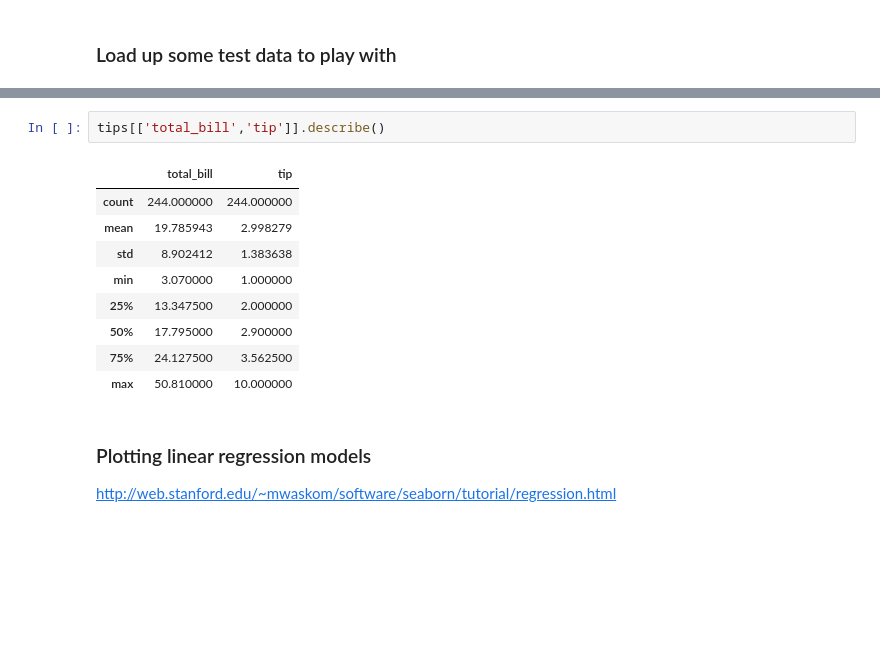
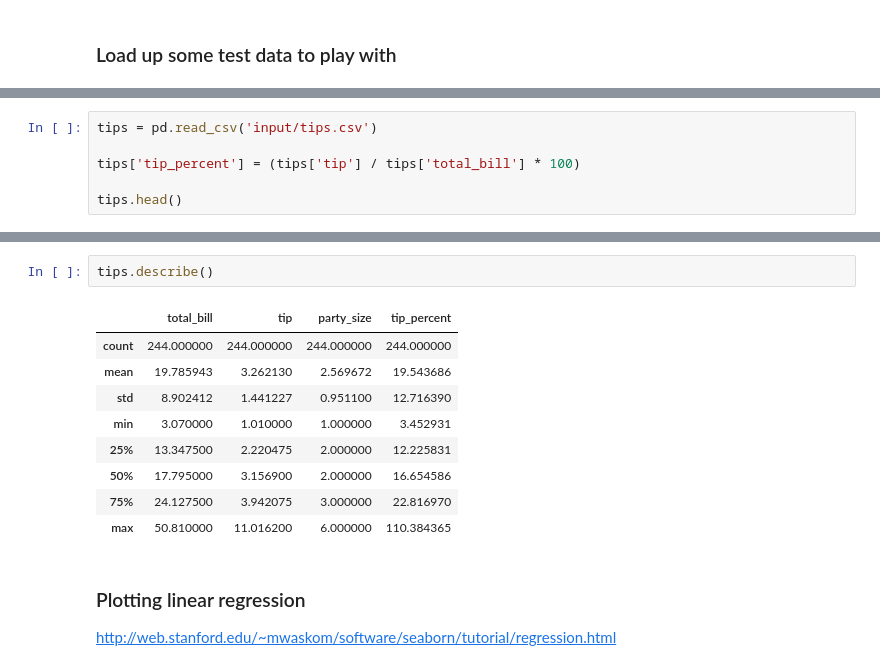
Before and after one commit to jpwhite3/python-analytics-demo, a Jupyter notebook: Part_3.ipynb, the cells around one changed output, grey strips where cells are left out. Drawn from its saved outputs; the diff is of its cells as text; blank space fills up the shorter version.

```diff
--- a/Part_3.ipynb
+++ b/Part_3.ipynb
@@ -26,0 +21,6 @@ tips.head()
+# %%
+tips = pd.read_csv('input/tips.csv')
+
+tips['tip_percent'] = (tips['tip'] / tips['total_bill'] * 100)
+
+tips.head()
@@ -27,16 +34,16 @@ tips.head()
 # %%
-tips[['total_bill','tip']].describe()
+tips.describe()
 # %% [output]
-|  | total_bill | tip |
-| count | 244.000000 | 244.000000 |
-| mean | 19.785943 | 2.998279 |
-| std | 8.902412 | 1.383638 |
-| min | 3.070000 | 1.000000 |
-| 25% | 13.347500 | 2.000000 |
-| 50% | 17.795000 | 2.900000 |
-| 75% | 24.127500 | 3.562500 |
-| max | 50.810000 | 10.000000 |
+|  | total_bill | tip | party_size | tip_percent |
+| count | 244.000000 | 244.000000 | 244.000000 | 244.000000 |
+| mean | 19.785943 | 3.262130 | 2.569672 | 19.543686 |
+| std | 8.902412 | 1.441227 | 0.951100 | 12.716390 |
+| min | 3.070000 | 1.010000 | 1.000000 | 3.452931 |
+| 25% | 13.347500 | 2.220475 | 2.000000 | 12.225831 |
+| 50% | 17.795000 | 3.156900 | 2.000000 | 16.654586 |
+| 75% | 24.127500 | 3.942075 | 3.000000 | 22.816970 |
+| max | 50.810000 | 11.016200 | 6.000000 | 110.384365 |
 # %% [markdown]
-### Plotting linear regression models
+### Plotting linear regression
 
 http://web.stanford.edu/~mwaskom/software/seaborn/tutorial/regression.html
```
Also changed, not shown: parts of 12 cells of this notebook, 5 other files.
